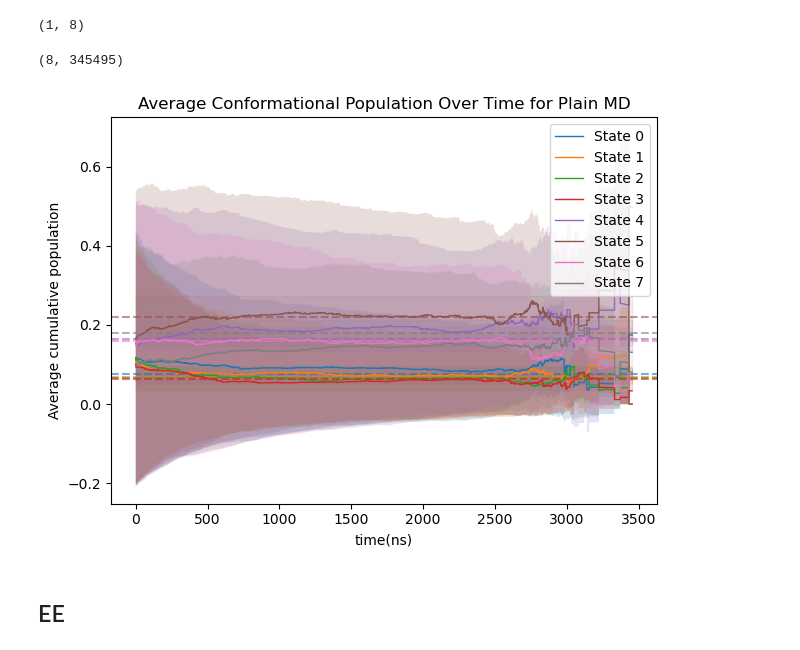
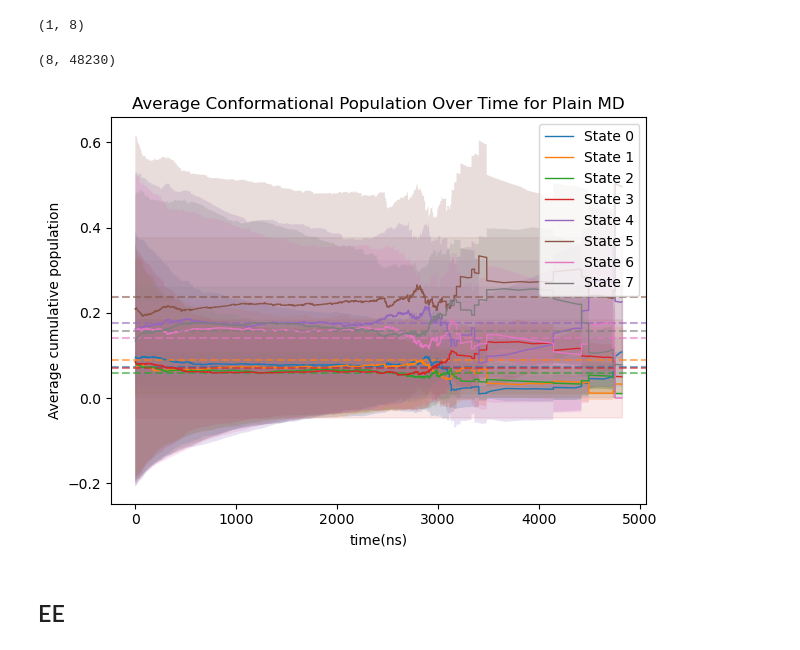
Before and after one commit to starwingc/peptoid_ESM, a Jupyter notebook: Analysis/population_over_time_8_comform_all.ipynb, the cells around one changed output. Cells and saved outputs as stored; diff of their text form; code cells hidden in the pictures.

```diff
--- a/Analysis/population_over_time_8_comform_all.ipynb
+++ b/Analysis/population_over_time_8_comform_all.ipynb
@@ -45,7 +45,7 @@ plain_md_refer_array.shape
 plain_md_path = '../Plain_MD/analysis'
 
 
-population_loaded = Data.load(f"{plain_md_path}/population_data/population_8_conform.pkl").array_list
+population_loaded = Data.load(f"{plain_md_path}/population_data/population_8_conform_reduced.pkl").array_list
 population_mean = population_loaded[0]
 population_std = population_loaded[1]
 
@@ -53,33 +53,33 @@ plain_md_population_mean = population_mean
 plain_md_population_std = population_std
 plain_md_population_mean.shape
 # %% [output]
-(8, 345495)
+(8, 48230)
 # %%
 conform_num = 8
 T = plain_md_population_mean.shape[1]
 x = np.arange(T)
-dt_in_ns = 0.01
+dt_in_ns = 0.1
 
 for i in range(conform_num):
     mean = plain_md_population_mean[i]
     std = plain_md_population_std[i]
 
     plt.plot(x * dt_in_ns, mean, label=f"State {i}", linewidth=1)
     plt.fill_between(x * dt_in_ns, mean - std, mean + std, alpha=0.2)
 
     ref_y= plain_md_refer_array[:, i]
     ref_yerr = plain_md_refer_err_array[:, i]
     plt.axhline(y=ref_y, linestyle='--', color=f'C{i}', alpha=0.6)
     plt.fill_between(x * dt_in_ns, ref_y - ref_yerr, ref_y + ref_yerr, color=f'C{i}', alpha=0.1)
 
 plt.xlabel("time(ns)")
 plt.ylabel("Average cumulative population")
 plt.title("Average Conformational Population Over Time for Plain MD")
 plt.legend(loc='best')
 plt.tight_layout()
 plt.show()
 # %% [output]
-[figure, old version]
+[figure, new version]
 # %% [markdown]
 ## EE
 # %%
```
Also changed, not shown: parts of 8 cells of this notebook, 7 other files.
